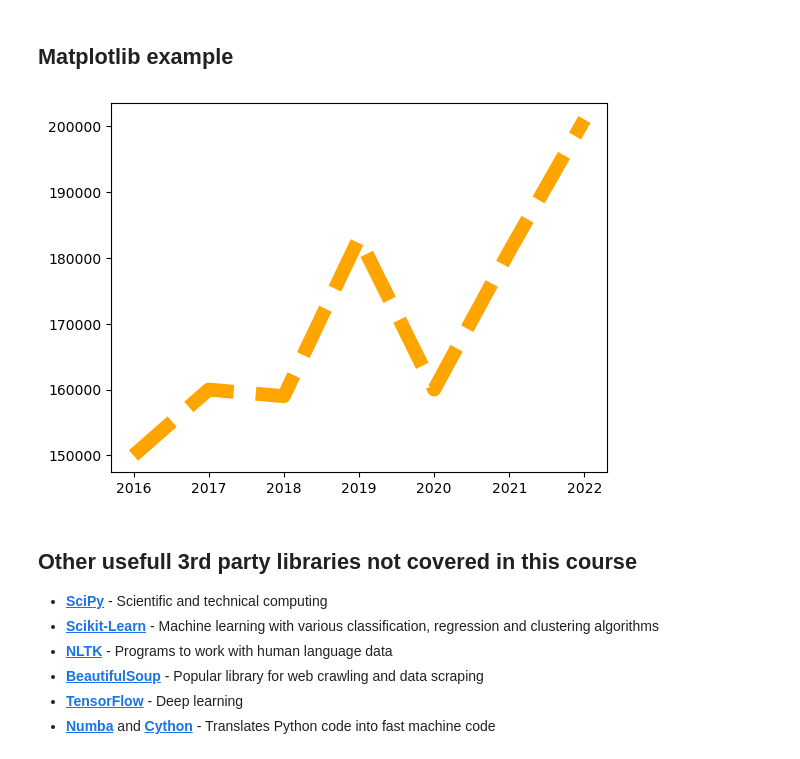
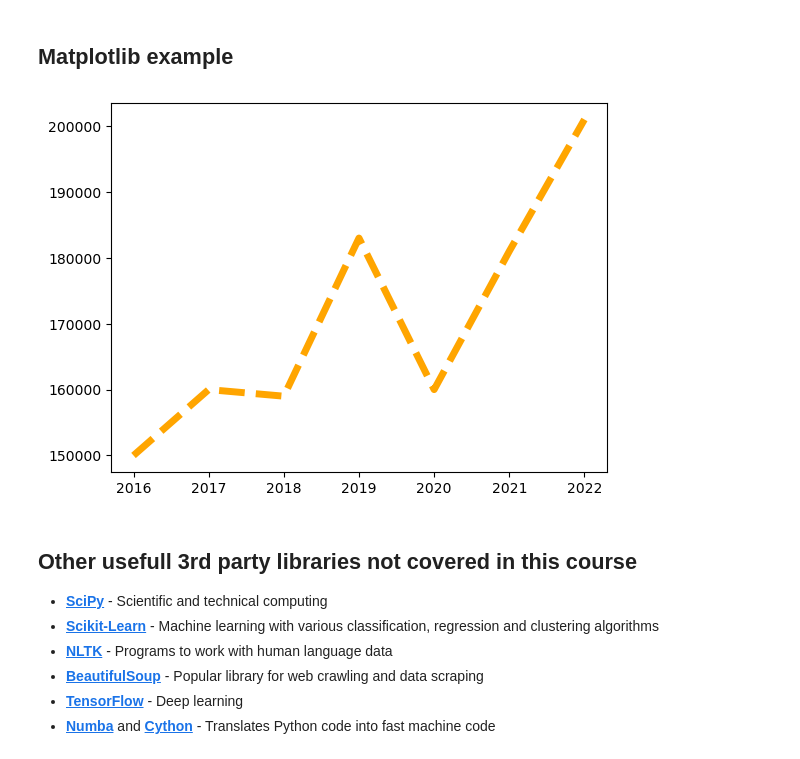
Before and after one commit to wegard/Programming-and-data-management, a Jupyter notebook: Lecture_notebooks/01_Introduction.ipynb, the cells around one changed output. Drawn from its saved outputs; the diff is of its cells as text; code cells hidden in the pictures.

```diff
--- a/Lecture_notebooks/01_Introduction.ipynb
+++ b/Lecture_notebooks/01_Introduction.ipynb
@@ -267,10 +267,10 @@ data
 # Let's  plot the sales data imported by Pandas with Matplotlib
 import matplotlib.pyplot as plt # Matplotlib is commonly imported as plt
 # %%
-plt.plot(data['Year'], data['Sales'], linestyle='--', lw=10, color='orange')
+plt.plot(data['Year'], data['Sales'], linestyle='--', lw=5, color='orange')
 plt.show() # We plot the year on the x-axis and the sales data on the y-axis
 # %% [output]
-[figure, old version]
+[figure, new version]
 # %% [markdown]
 ## Other usefull 3rd party libraries not covered in this course
 - **[SciPy](https://scipy.org/)** -  Scientific and technical computing
```
Also changed, not shown: 8 other files.
